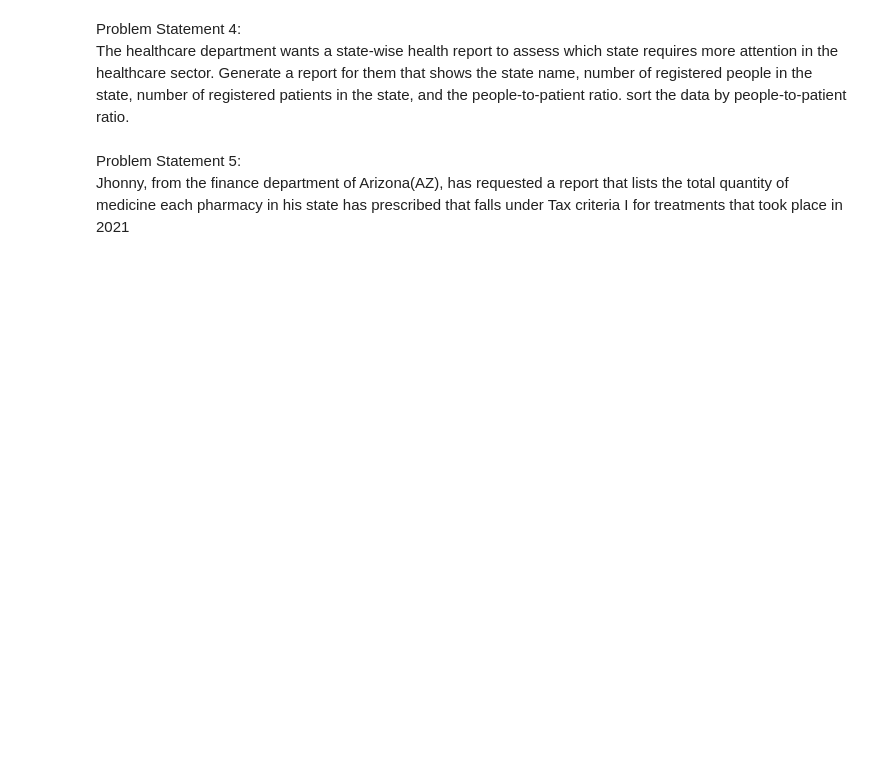
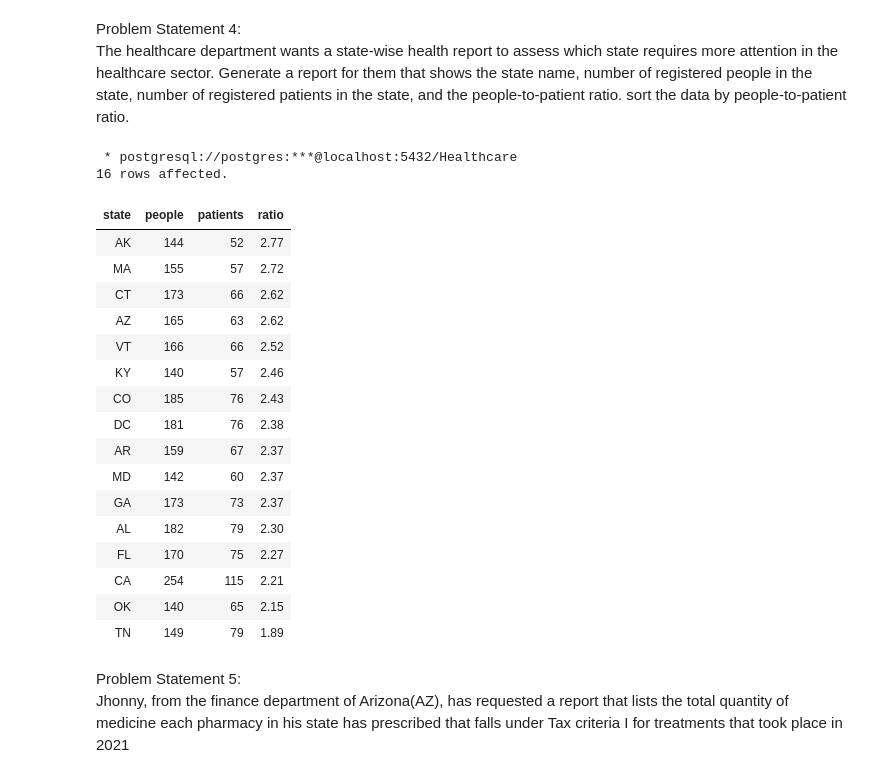
Before and after one commit to msb73/FS, a Jupyter notebook: Project Healthcare3 problem statements.ipynb, the cells around one changed output. Drawn from its saved outputs; the diff is of its cells as text; code cells hidden in the pictures; blank space fills up the shorter version.

```diff
--- a/Project Healthcare3 problem statements.ipynb
+++ b/Project Healthcare3 problem statements.ipynb
@@ -24,2 +152,32 @@ Problem Statement 4:  <br>The healthcare department wants a state-wise health re
+# %%
+%%sql
+-- personid = 2678
+-- patientid = 1126
+-- select state, count(personid) as people from person inner join address using(addressid)
+select state, count(personid) as people, count(patientid) as patients , round(count(personid)::numeric/count(patientid), 2) as ratio
+        -- select state, personid, patientid
+        from address right join person using(addressid)  left join patient on patientid = personid
+        -- where patientid is null
+        group by state order by ratio desc
+# %% [output]
+ * postgresql://postgres:***@localhost:5432/Healthcare
+16 rows affected.
+| state | people | patients | ratio |
+| AK | 144 | 52 | 2.77 |
+| MA | 155 | 57 | 2.72 |
+| CT | 173 | 66 | 2.62 |
+| AZ | 165 | 63 | 2.62 |
+| VT | 166 | 66 | 2.52 |
+| KY | 140 | 57 | 2.46 |
+| CO | 185 | 76 | 2.43 |
+| DC | 181 | 76 | 2.38 |
+| AR | 159 | 67 | 2.37 |
+| MD | 142 | 60 | 2.37 |
+| GA | 173 | 73 | 2.37 |
+| AL | 182 | 79 | 2.30 |
+| FL | 170 | 75 | 2.27 |
+| CA | 254 | 115 | 2.21 |
+| OK | 140 | 65 | 2.15 |
+| TN | 149 | 79 | 1.89 |
 # %% [markdown]
 Problem Statement 5:  <br>Jhonny, from the finance department of Arizona(AZ), has requested a report that lists the total quantity of medicine each pharmacy in his state has prescribed that falls under Tax criteria I for treatments that took place in 2021
```
Also changed, not shown: parts of 13 cells of this notebook, 43 other files.
